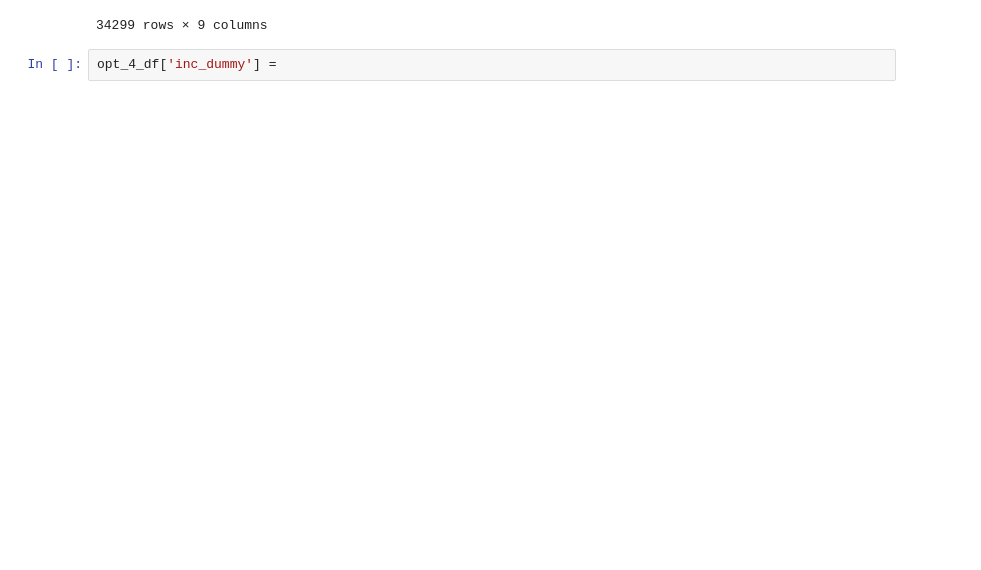
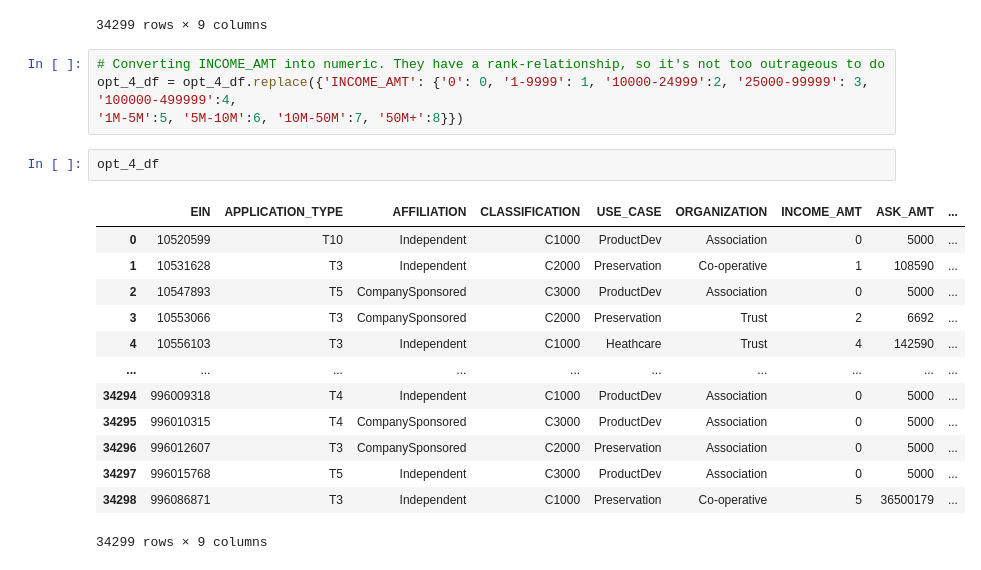
Before and after one commit to juliemcbaker/alphabet_optimization, a Jupyter notebook: AlphabetSoupCharity_Optimization.ipynb, the cells around one changed output. Cells and saved outputs as stored; diff of their text form; blank space fills up the shorter version.

```diff
--- a/AlphabetSoupCharity_Optimization.ipynb
+++ b/AlphabetSoupCharity_Optimization.ipynb
@@ -1527,5 +1527,23 @@ opt_4_df
 | 34297 | 996015768 | T5 | Independent | C3000 | ProductDev | Association | 0 | 5000 | ... |
 | 34298 | 996086871 | T3 | Independent | C1000 | Preservation | Co-operative | 1M-5M | 36500179 | ... |
 34299 rows × 9 columns
+# %%
+# Converting INCOME_AMT into numeric. They have a rank-relationship, so it's not too outrageous to do
+opt_4_df = opt_4_df.replace({'INCOME_AMT': {'0': 0, '1-9999': 1, '10000-24999':2, '25000-99999': 3, '100000-499999':4,
+'1M-5M':5, '5M-10M':6, '10M-50M':7, '50M+':8}})
 # %%
-opt_4_df['inc_dummy'] =
+opt_4_df
+# %% [output]
+|  | EIN | APPLICATION_TYPE | AFFILIATION | CLASSIFICATION | USE_CASE | ORGANIZATION | INCOME_AMT | ASK_AMT | ... |
+| 0 | 10520599 | T10 | Independent | C1000 | ProductDev | Association | 0 | 5000 | ... |
+| 1 | 10531628 | T3 | Independent | C2000 | Preservation | Co-operative | 1 | 108590 | ... |
+| 2 | 10547893 | T5 | CompanySponsored | C3000 | ProductDev | Association | 0 | 5000 | ... |
+| 3 | 10553066 | T3 | CompanySponsored | C2000 | Preservation | Trust | 2 | 6692 | ... |
+| 4 | 10556103 | T3 | Independent | C1000 | Heathcare | Trust | 4 | 142590 | ... |
+| ... | ... | ... | ... | ... | ... | ... | ... | ... | ... |
+| 34294 | 996009318 | T4 | Independent | C1000 | ProductDev | Association | 0 | 5000 | ... |
+| 34295 | 996010315 | T4 | CompanySponsored | C3000 | ProductDev | Association | 0 | 5000 | ... |
+| 34296 | 996012607 | T3 | CompanySponsored | C2000 | Preservation | Association | 0 | 5000 | ... |
+| 34297 | 996015768 | T5 | Independent | C3000 | ProductDev | Association | 0 | 5000 | ... |
+| 34298 | 996086871 | T3 | Independent | C1000 | Preservation | Co-operative | 5 | 36500179 | ... |
+34299 rows × 9 columns
```
Also changed, not shown: parts of 11 cells of this notebook.
